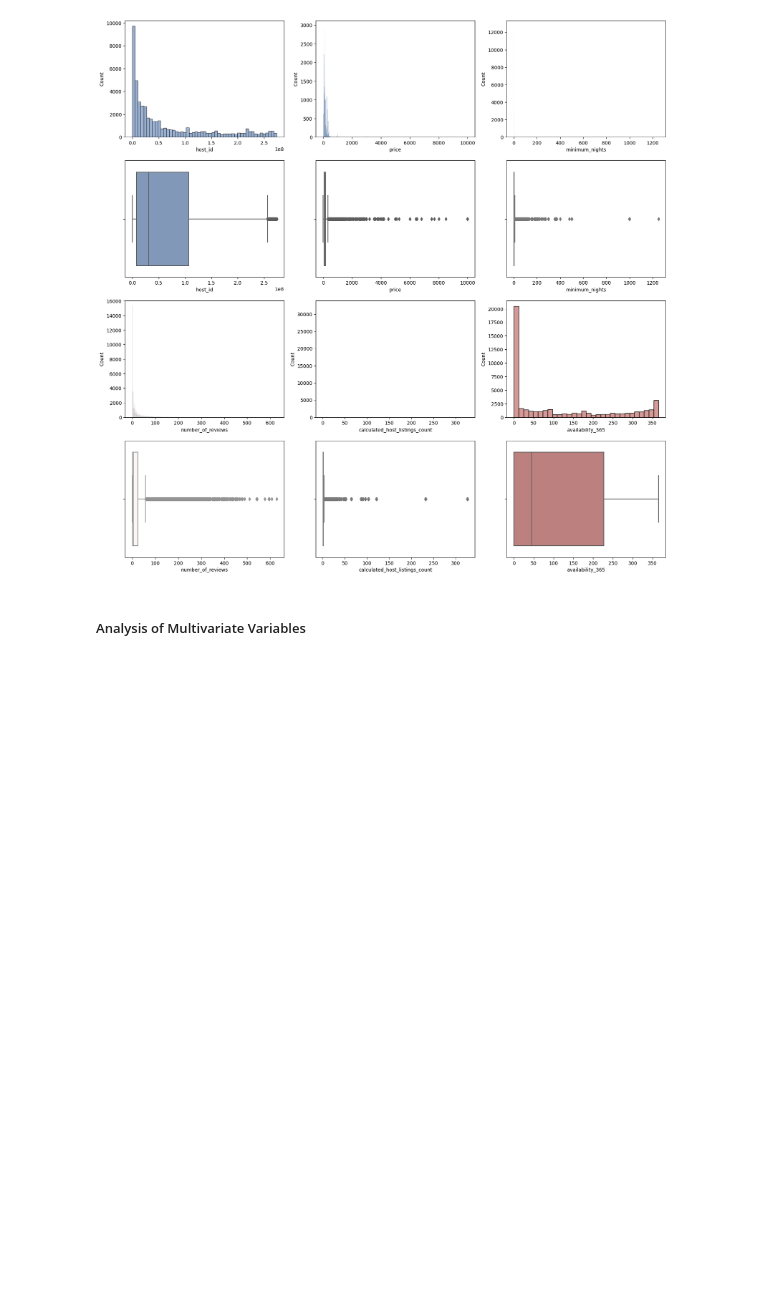
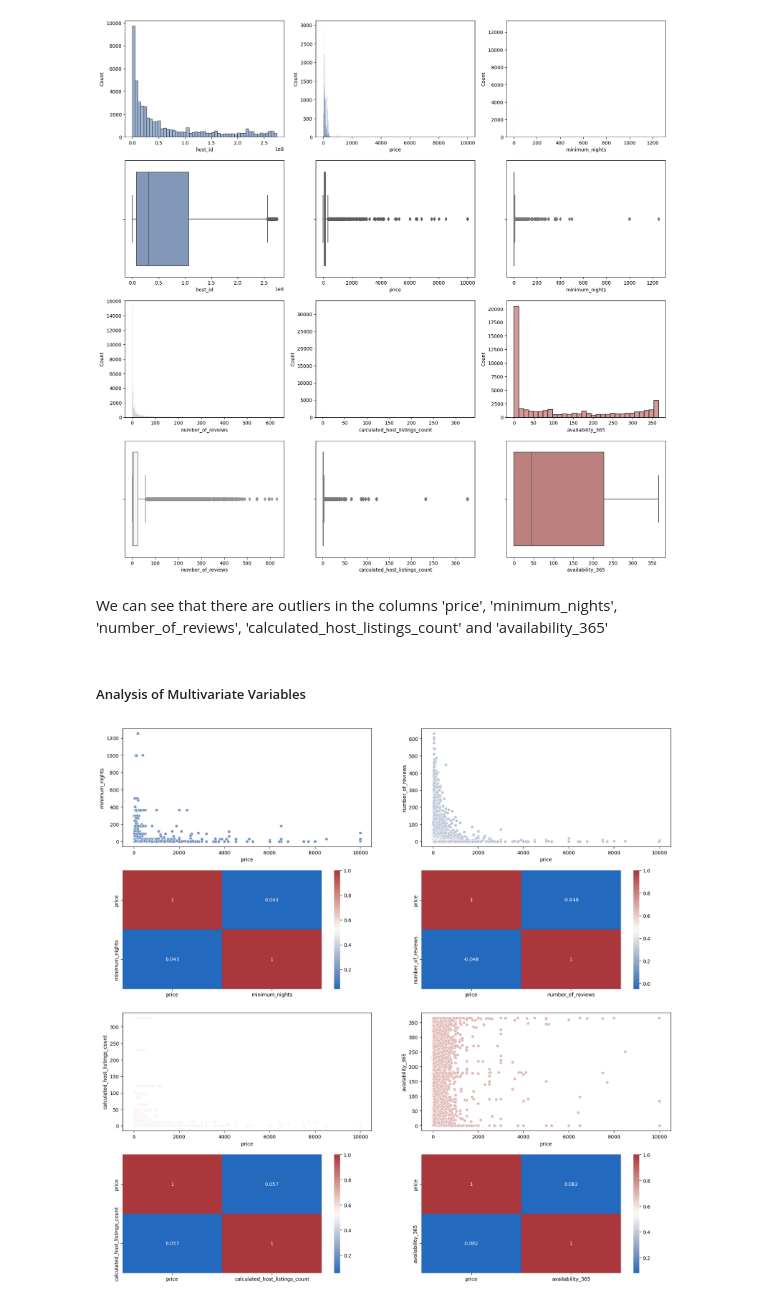
Before and after one commit to fevc08/new_york_city_airbnb_eda, a Jupyter notebook: src/explore.ipynb, the cells around one changed output. Drawn from its saved outputs; the diff is of its cells as text; code cells hidden in the pictures; blank space fills up the shorter version.

```diff
--- a/src/explore.ipynb
+++ b/src/explore.ipynb
@@ -168,5 +168,31 @@ sns.boxplot(data = df_airbnb_ny, x = 'availability_365', ax=ax[3,2], color=color
 plt.show()
 # %% [output]
 [figure]
+# %% [markdown]
+We can see that there are outliers in the columns 'price', 'minimum_nights', 'number_of_reviews', 'calculated_host_listings_count' and 'availability_365'
 # %% [markdown]
 ##### Analysis of Multivariate Variables
+# %%
+# Relationship between 'price' and 'minimum_night', 'number_of_reviews', 'calculated_host_listing' and 'availability' with a scatterplot and a heatmap
+fig, ax = plt.subplots(4, 2, figsize=(20, 20))
+
+# Scatterplot for 'price' and 'minimum_nights'
+sns.scatterplot(data = df_airbnb_ny, x = 'price', y = 'minimum_nights', ax=ax[0,0], color=colors[0])
+# Heatmap for 'price' and 'minimum_nights'
+sns.heatmap(data = df_airbnb_ny[['price', 'minimum_nights']].corr(), ax=ax[1,0], annot=True, cmap='vlag')
+# Scatterplot for 'price' and 'number_of_reviews'
+sns.scatterplot(data = df_airbnb_ny, x = 'price', y = 'number_of_reviews', ax=ax[0,1], color=colors[1])
+# Heatmap for 'price' and 'number_of_reviews'
+sns.heatmap(data = df_airbnb_ny[['price', 'number_of_reviews']].corr(), ax=ax[1,1], annot=True, cmap='vlag')
+# Scatterplot for 'price' and 'calculated_host_listings_count'
+sns.scatterplot(data = df_airbnb_ny, x = 'price', y = 'calculated_host_listings_count', ax=ax[2,0], color=colors[2])
+# Heatmap for 'price' and 'calculated_host_listings_count'
+sns.heatmap(data = df_airbnb_ny[['price', 'calculated_host_listings_count']].corr(), ax=ax[3,0], annot=True, cmap='vlag')
+# Scatterplot for 'price' and 'availability_365'
+sns.scatterplot(data = df_airbnb_ny, x = 'price', y = 'availability_365', ax=ax[2,1], color=colors[3])
+# Heatmap for 'price' and 'availability_365'
+sns.heatmap(data = df_airbnb_ny[['price', 'availability_365']].corr(), ax=ax[3,1], annot=True, cmap='vlag')
+
+plt.show()
+# %% [output]
+[figure, added]
```
Also changed, not shown: parts of 9 cells of this notebook, 1 other file.
